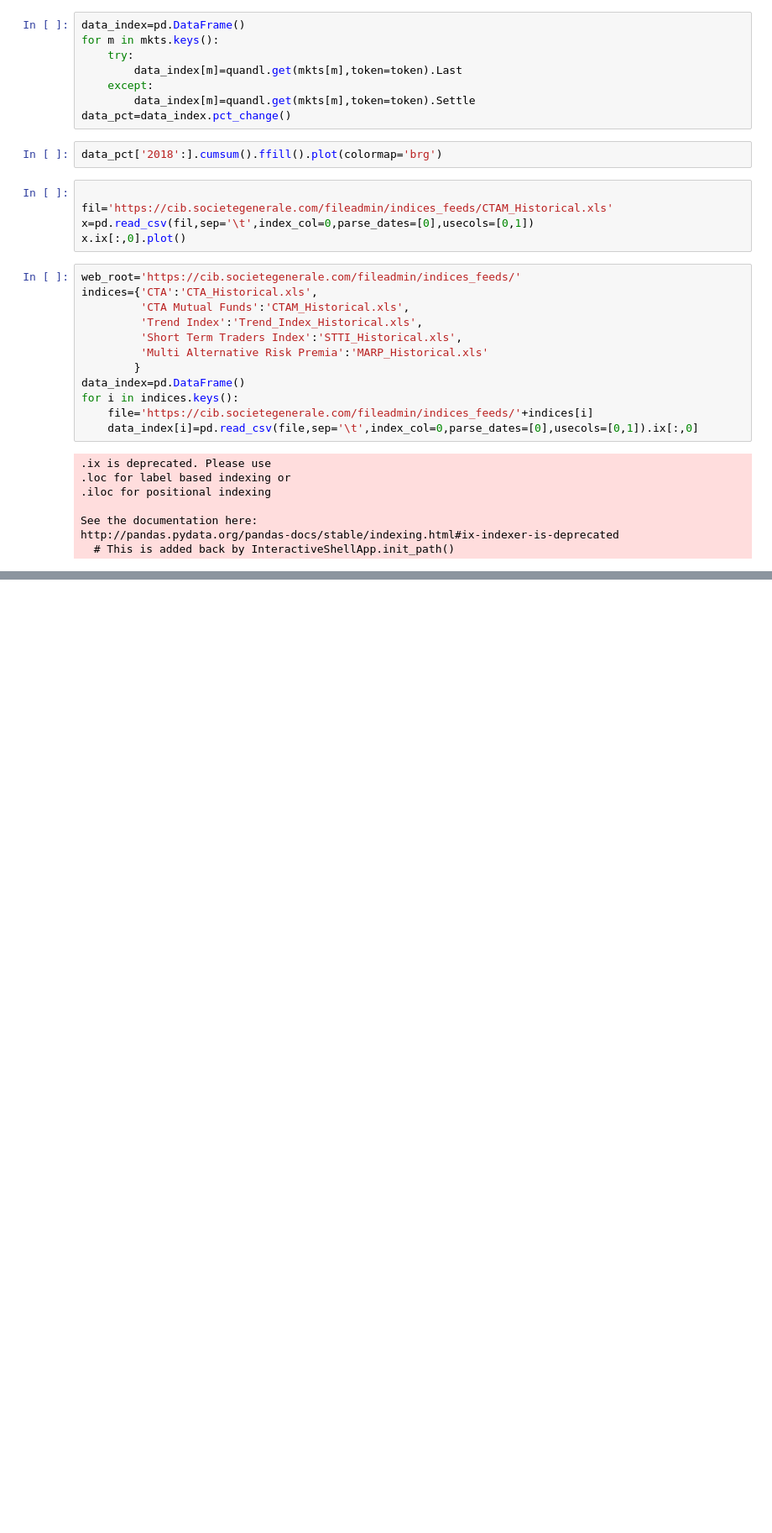
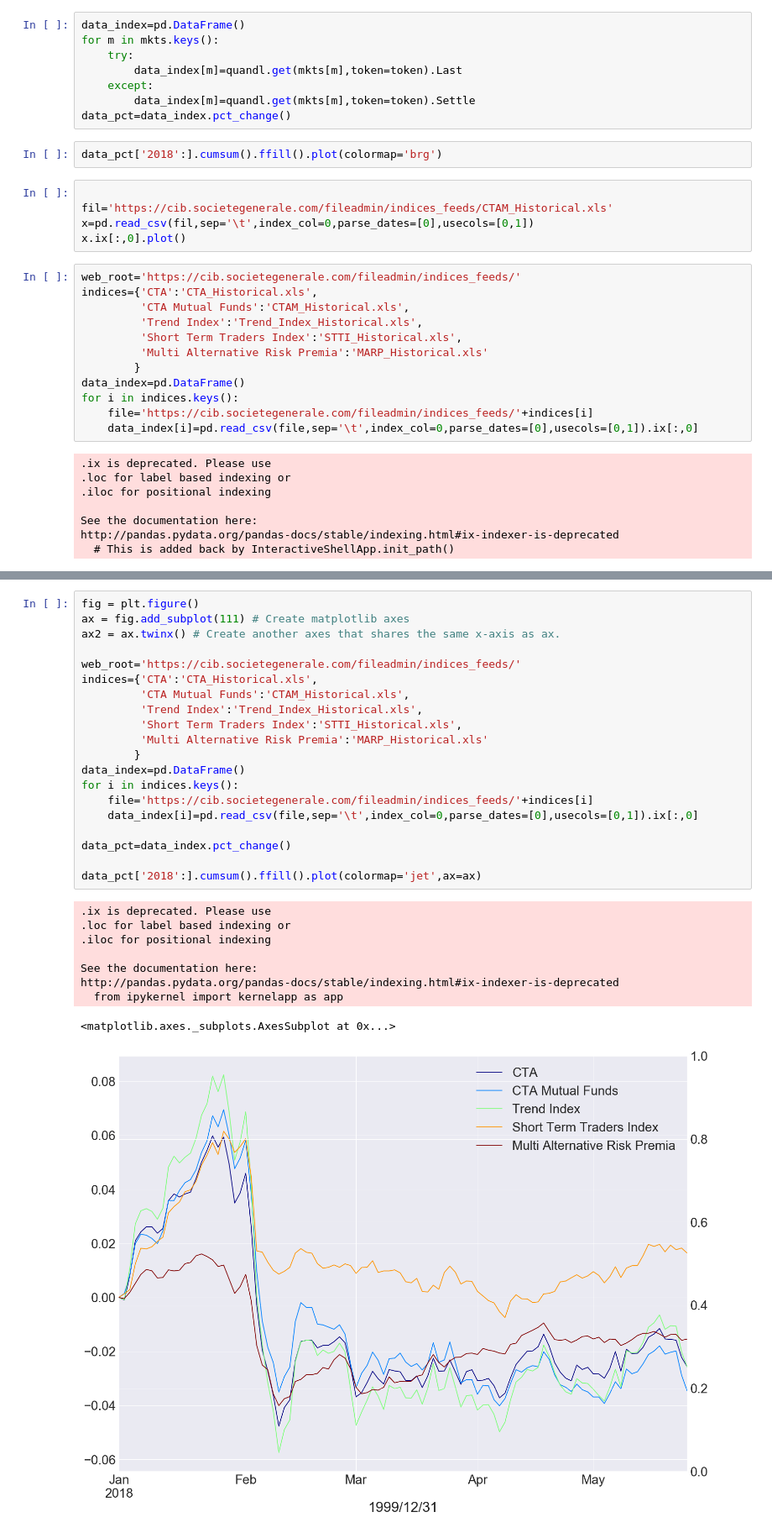
Before and after one commit to mrefermat/aws_fin_data, a Jupyter notebook: YTD Macro Overview.ipynb, the cells around one changed output, grey strips where cells are left out. Shown at 84% size. Saved outputs shown, nothing was run; the diff lists cells and outputs as text; blank space fills up the shorter version.

```diff
--- a/YTD Macro Overview.ipynb
+++ b/YTD Macro Overview.ipynb
@@ -56,0 +82,30 @@ data_index.pct_change()['2018':].cumsum().ffill().plot(colormap='jet')
+# %%
+fig = plt.figure()
+ax = fig.add_subplot(111) # Create matplotlib axes
+ax2 = ax.twinx() # Create another axes that shares the same x-axis as ax.
+
+web_root='https://cib.societegenerale.com/fileadmin/indices_feeds/'
+indices={'CTA':'CTA_Historical.xls',
+         'CTA Mutual Funds':'CTAM_Historical.xls',
+         'Trend Index':'Trend_Index_Historical.xls',
+         'Short Term Traders Index':'STTI_Historical.xls',
+         'Multi Alternative Risk Premia':'MARP_Historical.xls'
+        }
+data_index=pd.DataFrame()
+for i in indices.keys():
+    file='https://cib.societegenerale.com/fileadmin/indices_feeds/'+indices[i]
+    data_index[i]=pd.read_csv(file,sep='\t',index_col=0,parse_dates=[0],usecols=[0,1]).ix[:,0]
+
+data_pct=data_index.pct_change()
+
+data_pct['2018':].cumsum().ffill().plot(colormap='jet',ax=ax)
+# %% [output]
+.ix is deprecated. Please use
+.loc for label based indexing or
+.iloc for positional indexing
+
+See the documentation here:
+http://pandas.pydata.org/pandas-docs/stable/indexing.html#ix-indexer-is-deprecated
+  from ipykernel import kernelapp as app
+<matplotlib.axes._subplots.AxesSubplot at 0x...>
+[figure, added]
```
Also changed, not shown: parts of 12 cells of this notebook, 1 other file.
